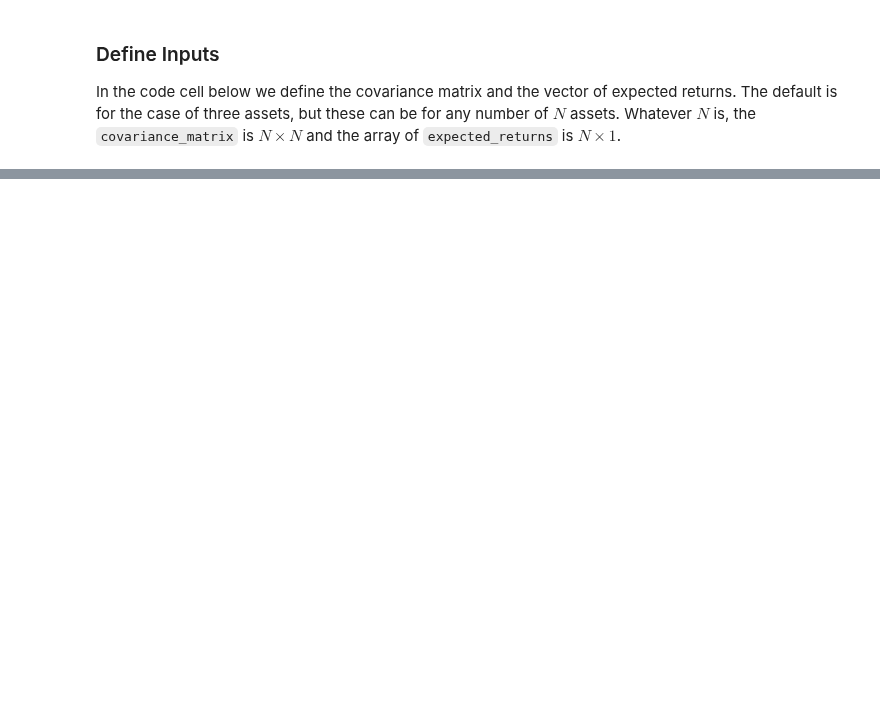
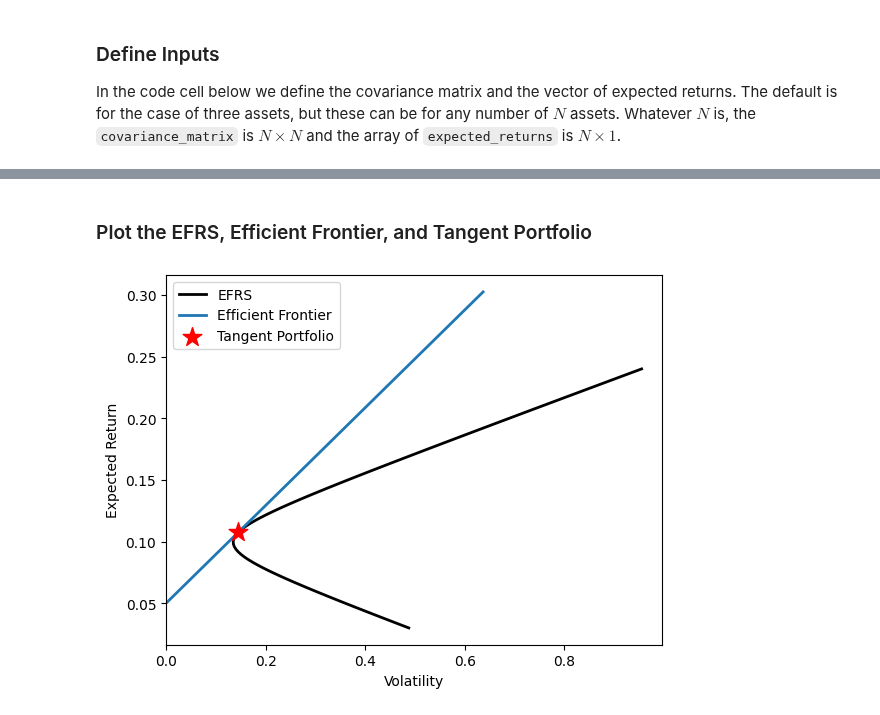
Before and after one commit to boyerb/Investments, a Jupyter notebook: Ex8-Efficient_Frontier.ipynb, the cells around one changed output, grey strips where cells are left out. Saved outputs shown, nothing was run; the diff lists cells and outputs as text; code cells hidden in the pictures; blank space fills up the shorter version.

```diff
--- a/Ex8-Efficient_Frontier.ipynb
+++ b/Ex8-Efficient_Frontier.ipynb
@@ -17,9 +24,5 @@ from scipy.optimize import minimize
 In the code cell below we define the covariance matrix and the vector of expected returns.  The default is for the case of three assets, but these can be for any number of $N$ assets. Whatever $N$ is, the `covariance_matrix` is $N\times N$ and the array of `expected_returns` is $N \times 1$.
 # %%
 covariance_matrix = np.array([[0.0400, -0.0200, 0.0250], [-0.0200, 0.0900, 0.0400], [0.0250, 0.0400, 0.2500]])
-expected_returns = np.array([[0.12], [0.06], [0.08]])
+expected_returns = np.array([0.12, 0.06, 0.08])
 rf = 0.05
-# check dimensions of inputs
-print("N=", expected_returns.shape[0])
-print("Dimension of Covariance Matrix:",covariance_matrix.shape)
-print("Dimension of Expected Returns:", expected_returns.shape)
@@ -119,0 +44,5 @@ EFRS = [EFRS_portfolio(target, expected_returns, covariance_matrix) for target i
+# %%
+results = [sf.EFRS_portfolio(target, expected_returns, covariance_matrix) for target in target_returns]
+EFRS_weights = [res[0] for res in results]
+EFRS_returns = [res[1] for res in results]
+EFRS_volatilities = [res[2] for res in results]
@@ -120,11 +62,22 @@ EFRS = [EFRS_portfolio(target, expected_returns, covariance_matrix) for target i
+# %%
+tangent_weights, tangent_return, tangent_volatility = sf.tangent_portfolio(expected_returns, covariance_matrix, rf)
+# %% [markdown]
+### Plot the EFRS, Efficient Frontier, and Tangent Portfolio
 # %%
-plt.plot(volatilities, returns, label="EFRS", linewidth=2, color="k", zorder=1)
-plt.scatter(vol1, Er1, s=30, color="black", zorder=2)
+plt.plot(EFRS_volatilities, EFRS_returns, label="EFRS", linewidth=2, color="k", zorder=1)
 plt.xlim(0)
 # plt.axhline(y=0, color="k")
 plt.xlabel("Volatility")
 plt.ylabel("Expected Return")
-# plt.title("Efficient Frontier")
-plt.legend()
-plt.savefig("plots/CH8_8.2.4_efficient_frontier.png", dpi=300)
+
+max_sharpe = (tangent_return - rf) / tangent_volatility
+
+x = np.array([0, max(EFRS_volatilities) * 2 / 3])  # Volatility range
+y = np.array([x[0] * max_sharpe + rf, x[1] * max_sharpe + rf])  # Corresponding returns
+
+plt.plot(x, y, label="Efficient Frontier", linewidth=2, zorder=2)
+plt.scatter(tangent_volatility, tangent_return, color="r", marker="*", s=200, label="Tangent Portfolio", zorder=3, )
+plt.legend(loc="upper left")
 plt.show()
+# %% [output]
+[figure, added]
```
Also changed, not shown: parts of 10 cells of this notebook.
